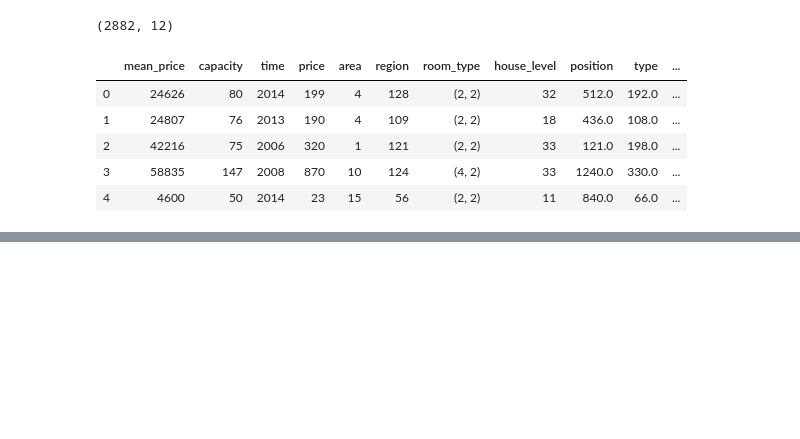
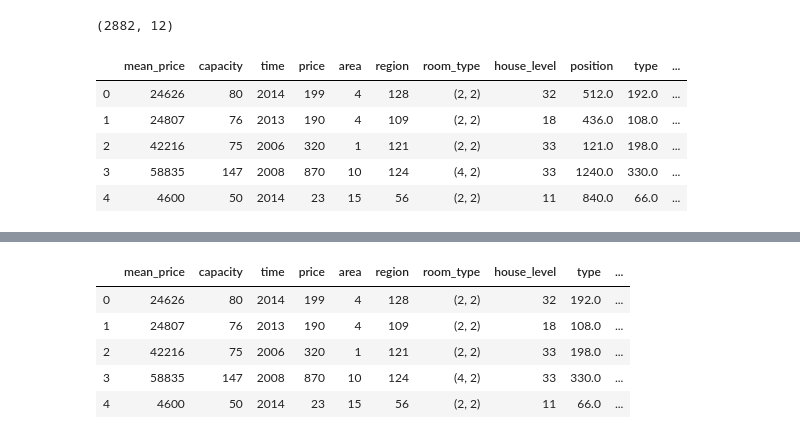
Before and after one commit to carlos121493/training_hz_house, a Jupyter notebook: data.ipynb, the cells around one changed output, grey strips where cells are left out. Cells and saved outputs as stored; diff of their text form; code cells hidden in the pictures; blank space fills up the shorter version.

```diff
--- a/data.ipynb
+++ b/data.ipynb
@@ -249,2 +278,11 @@ final_data.head()
+# %%
+final_data.head()
+# %% [output]
+|  | mean_price | capacity | time | price | area | region | room_type | house_level | type | ... |
+| 0 | 24626 | 80 | 2014 | 199 | 4 | 128 | (2, 2) | 32 | 192.0 | ... |
+| 1 | 24807 | 76 | 2013 | 190 | 4 | 109 | (2, 2) | 18 | 108.0 | ... |
+| 2 | 42216 | 75 | 2006 | 320 | 1 | 121 | (2, 2) | 33 | 198.0 | ... |
+| 3 | 58835 | 147 | 2008 | 870 | 10 | 124 | (4, 2) | 33 | 330.0 | ... |
+| 4 | 4600 | 50 | 2014 | 23 | 15 | 56 | (2, 2) | 11 | 66.0 | ... |
 # %%
 final_data.to_csv('final_data.csv')
```
Also changed, not shown: parts of 5 cells of this notebook, 1 other file.
